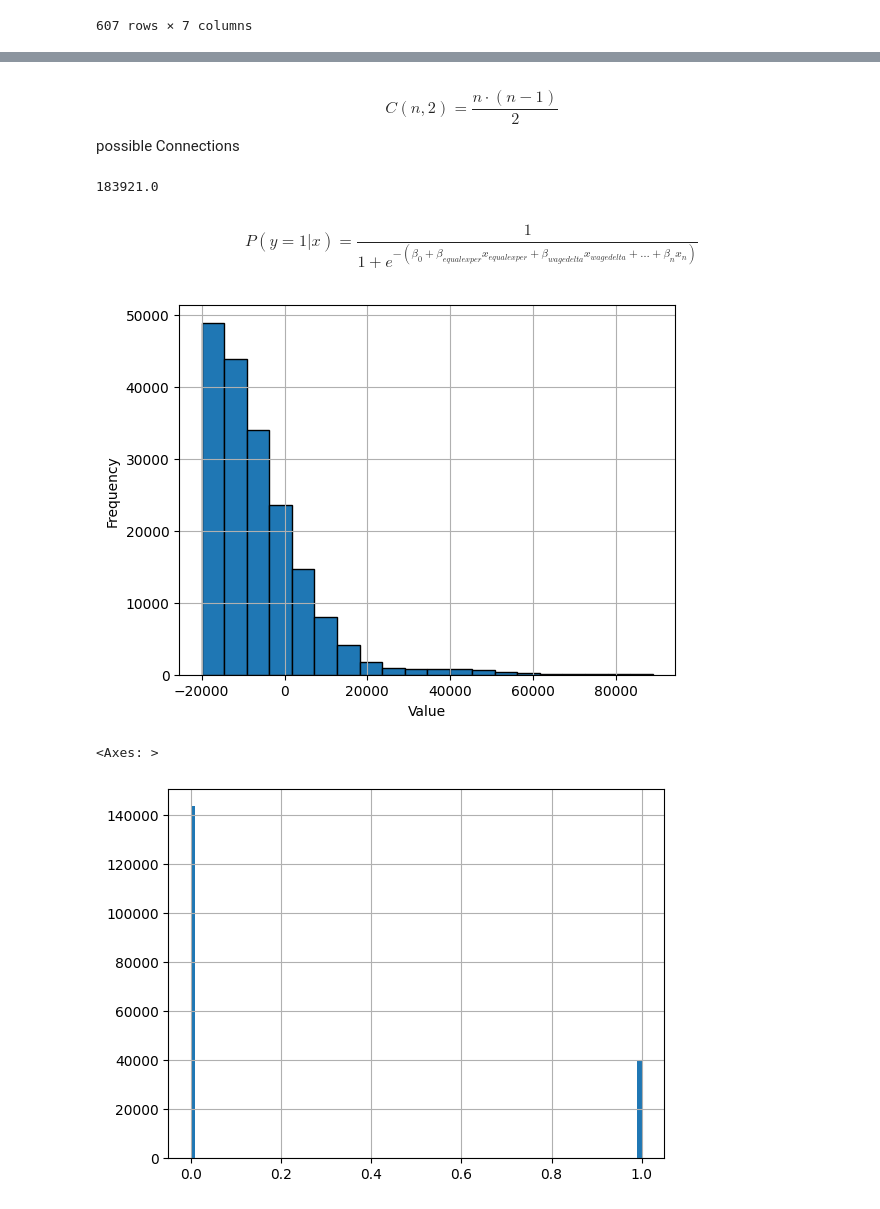
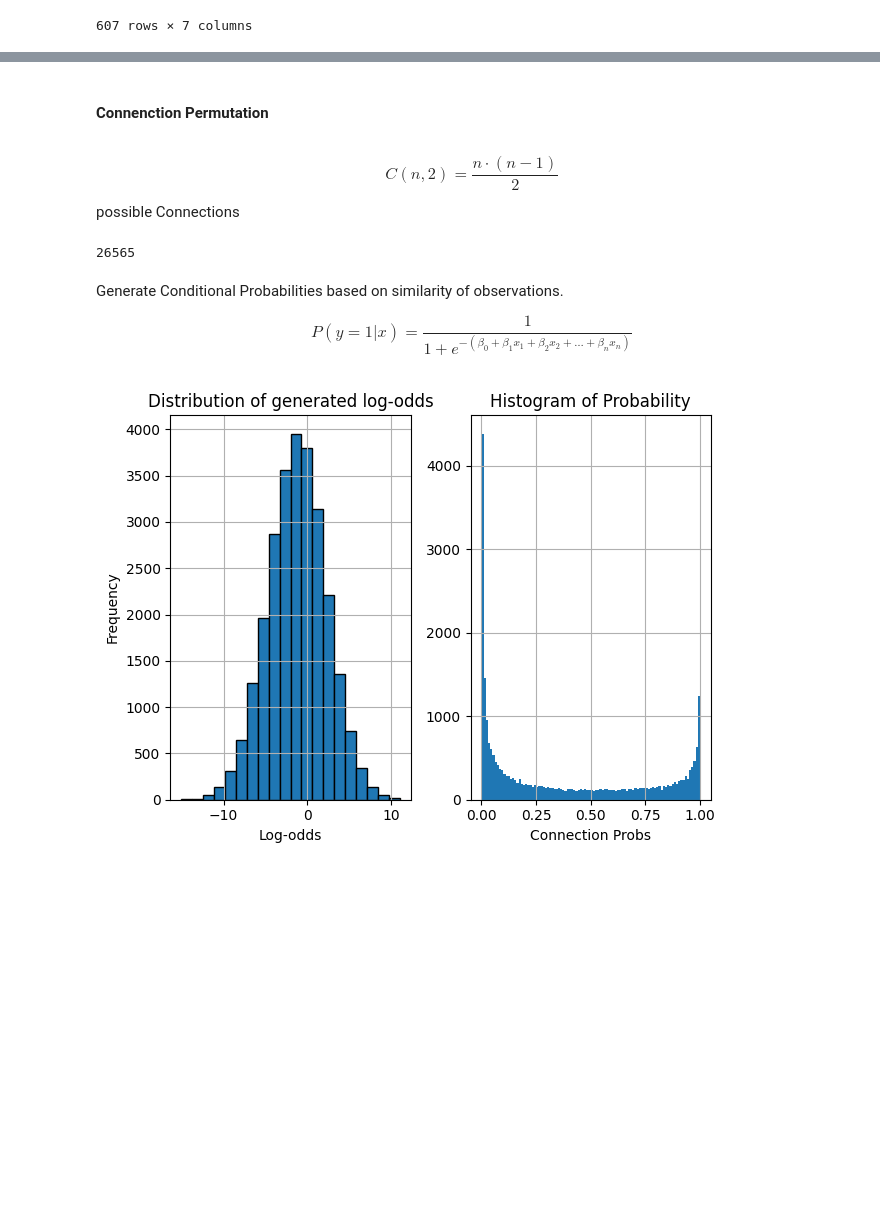
Before and after one commit to FisnikZogaj/MA, a Jupyter notebook: GraphGLM.ipynb, the cells around one changed output, grey strips where cells are left out. Drawn from its saved outputs; the diff is of its cells as text; code cells hidden in the pictures; blank space fills up the shorter version.

```diff
--- a/GraphGLM.ipynb
+++ b/GraphGLM.ipynb
@@ -31,35 +81,32 @@ salaries
+# %% [markdown]
+#### Connenction Permutation
 # %% [markdown]
 \begin{equation}
 C(n, 2) = \frac{{n \cdot (n - 1)}}{2}
 \end{equation}
 possible Connections
 # %%
-n_permutes = lambda n : (n * (n-1)) / 2
+n_permutes = lambda n : int((n * (n-1)) / 2)
 print(n_permutes(salaries.shape[0]))
 # %% [output]
-183921.0
+26565
 # %%
-idx = salaries.index
-idx_pairs = list(itertools.combinations(idx, 2))
+idx_pairs = list(itertools.combinations(salaries.index, 2))
 
-salary = salaries.salary_in_usd
-salary_pairs = list(itertools.combinations(salary, 2))
+salary_pairs = list(itertools.combinations(salaries.salary_in_usd, 2))
 salary_delta = [abs(pair[0] - pair[1]) for pair in salary_pairs]
 
-residence = salaries.employee_residence
-residence_pairs = list(itertools.combinations(residence, 2))
+residence_pairs = list(itertools.combinations(salaries.employee_residence, 2))
 fellow_country = [int(pair[0] == pair[1] )for pair in residence_pairs]
 
-residence = salaries.experience_level
-experience_pairs = list(itertools.combinations(residence, 2))
+experience_pairs = list(itertools.combinations(salaries.experience_level, 2))
 same_experience = [int(pair[0] == pair[1] )for pair in experience_pairs]
 
-title = salaries.experience_level
-title_pairs = list(itertools.combinations(residence, 2))
+title_pairs = list(itertools.combinations(salaries.job_title, 2))
 same_title = [int(pair[0] == pair[1] )for pair in title_pairs]
 
 df = pd.DataFrame({'idx': idx_pairs,
-                   'salary_delta': salary_delta,
+                   'wage_delta': salary_delta,
                    'fellow_country': fellow_country,
                    'same_title': same_title,
                    'same_experience': same_experience
@@ -69,27 +114,47 @@ df = pd.DataFrame({'idx': idx_pairs,
 # %% [markdown]
+Generate Conditional Probabilities based on similarity of observations.
+
 \begin{equation}
-P(y=1|x) = \frac{1}{1 + e^{-(\beta_0 + \beta_{equalexper}x_{equalexper} + \beta_{wagedelta}x_{wagedelta} + \ldots + \beta_nx_n)}}
+P(y=1|x) = \frac{1}{1 + e^{-(\beta_0 + \beta_{1}x_{1} + \beta_{2}x_{2} + \ldots + \beta_nx_n)}}
 \end{equation}
 # %%
-beta_0 = -20000  # Intercept
-beta_1 = np.log(1.2)  # Coefficient for countrymen
-beta_2 = 0.00000005  # Coefficient for wagedelta
+np.random.seed(26)
+# A low negative intercept means a low default connection probability (all else = 0)
+# Pushing it extremely low, will cause no connections
+beta_0 = 0
+# Coefficient for countrymen, 1 -> making it more likely to connect
+beta_cm = np.log(6)  # increase the odds-ratio by _(whats inside the log)
+# Coefficient for wagedelta: the larger the gap, the less likely a connection happens
+beta_wd = -2.05
+# Coefficient for same experience: 1 -> making it more likely to connect
+beta_exper = np.log(2.2)
 
-# Calculate log odds
-log_odds = beta_0 + beta_1 * df.salary_delta + beta_2 * df.fellow_country
-probability = 1 / (1 + np.exp(-log_odds))
+beta_ti = np.log(1.6)
 
-hist, bins = np.histogram(log_odds, bins=20)  # Adjust the number of bins as needed
+log_odds = (beta_0 +
+            beta_cm * df.fellow_country +
+            beta_wd * df.wage_delta +
+            beta_ti * df.same_title +
+            beta_exper * df.same_experience +
+            np.random.normal(0,3,df.shape[0]))
+# Changes shape of distribution, larger variance -> clearer bounds
+# Can break indented structure harshly when too high
 
-# Plot the histogram
-plt.hist(log_odds, bins=bins, edgecolor='black')
-plt.xlabel('Value')
+df["Connection_Prob"] = 1 / (1 + np.exp(-log_odds))
+
+plt.subplot(1, 2, 1)
+plt.hist(log_odds, bins= 20, edgecolor='black')
+plt.title("Distribution of generated log-odds")
+plt.xlabel('Log-odds')
 plt.ylabel('Frequency')
 plt.grid(True)
+
+plt.subplot(1, 2, 2)
+df["Connection_Prob"].hist(bins=100)
+plt.title('Histogram of Probability')
+plt.xlabel('Connection Probs')
+
+plt.tight_layout()
 plt.show()
-
-probability.hist(bins = 100)
 # %% [output]
-[figure, old version]
+[figure, new version]
-<Axes: >
-[figure, removed]
```
Also changed, not shown: parts of 11 cells of this notebook.
